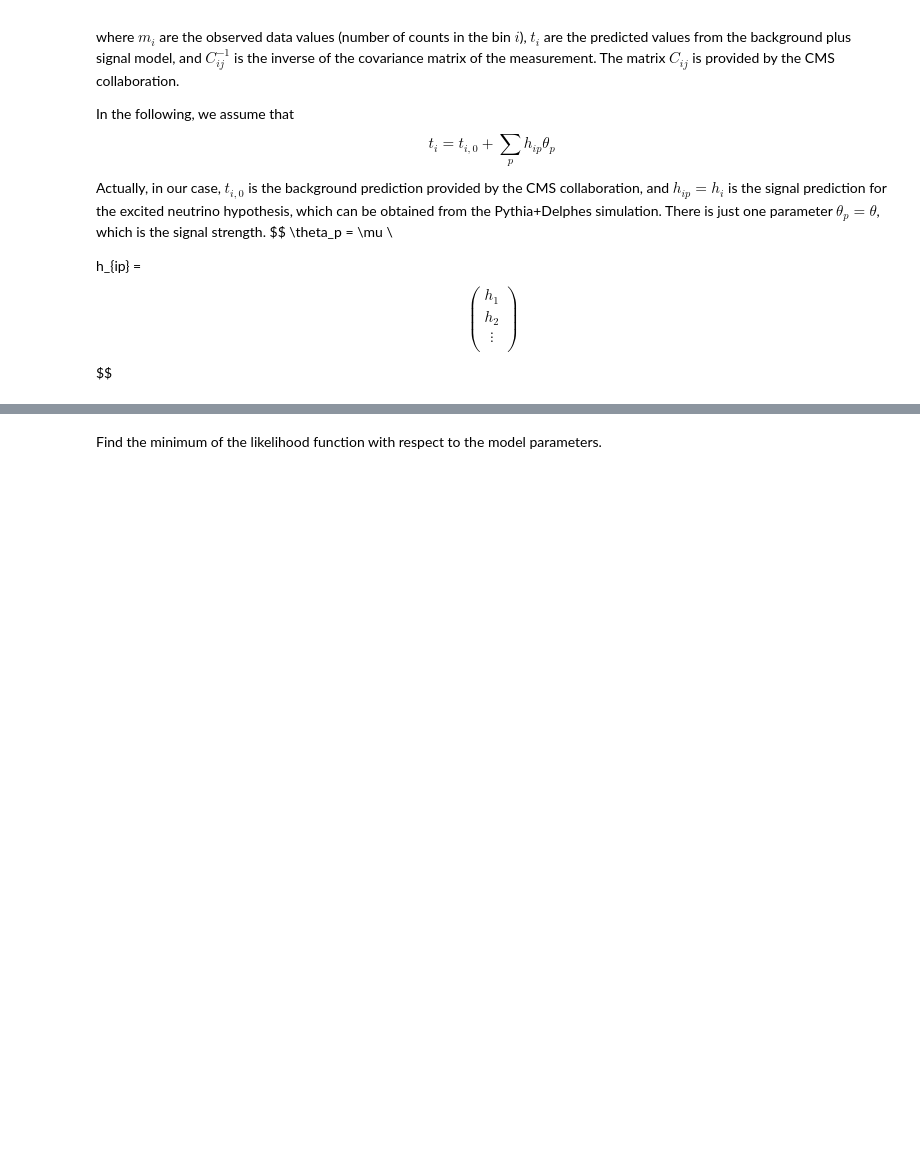
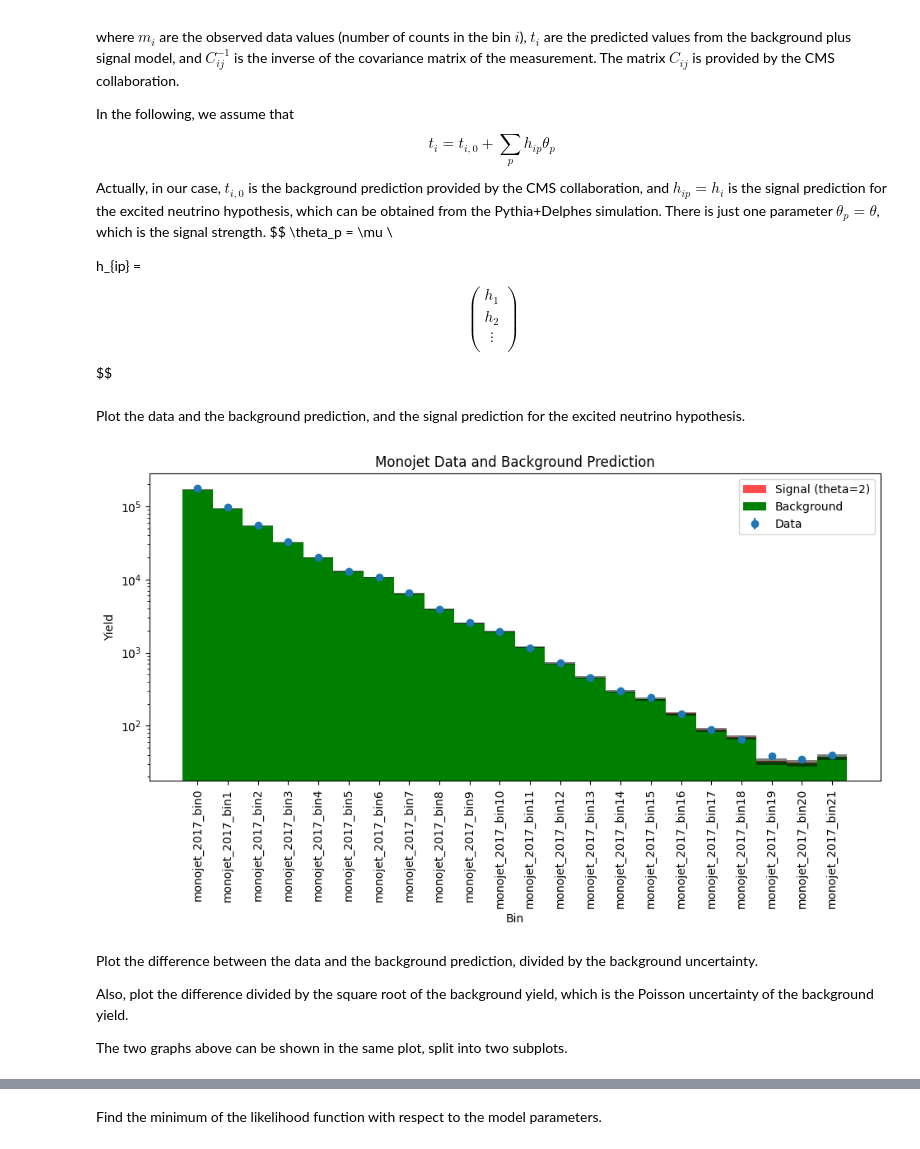
Before and after one commit to vojtechpleskot/covli, a Jupyter notebook: covli_development_monojet.ipynb, the cells around one changed output, grey strips where cells are left out. Cells and saved outputs as stored; diff of their text form; code cells hidden in the pictures; blank space fills up the shorter version.

```diff
--- a/covli_development_monojet.ipynb
+++ b/covli_development_monojet.ipynb
@@ -38,7 +38,7 @@ independent_variables:
 # %%
 # Read the yaml file.
 import yaml
-with open("data/monov_yields.yaml", "r") as f:
+with open("data/monoj_yields.yaml", "r") as f:
     monov_yields = yaml.safe_load(f)
 
 # Read the bin names, background yields, and data yields,
@@ -106,7 +106,7 @@ independent_variables:
 # Read the mono-V covariance matrix from the file monov_cov.yaml.
 import yaml
 import numpy as np
-with open("data/monov_cov.yaml", "r") as f:
+with open("data/monoj_cov.yaml", "r") as f:
     monov_cov = yaml.safe_load(f)
 # %%
 # Check that the order of bins in the covariance matrix matches the order of bins in the yields file.
@@ -192,9 +203,9 @@ C = cov_ndarray
 m = np.array(monov_data)
 t0 = np.array(monov_bkg)
 h = np.array([1, 2, 3, 4, 5, 6, 7, 1, 2, 3, 4, 5, 6, 7, 2, 4, 6, 8, 10, 12, 14, 2, 4, 6, 8, 10, 12, 14])
-h = np.array([1.006524e+00, 9.487730e-01, 9.858989e-01, 1.056026e+00, 1.072526e+00, 1.167403e+00, 1.485036e+00, 1.592289e+00, 1.612914e+00, 1.678916e+00,  2.165677e+00,  2.330681e+00,  2.211054e+00,  2.145052e+00,  2.025424e+00,  2.392558e+00,  2.149177e+00,  1.827419e+00,  1.905796e+00,  1.563413e+00,  1.518037e+00,  2.037799e+00,  1.151231e+00,  1.056284e+00,  1.145297e+00,  1.240244e+00,  1.258046e+00,  1.418269e+00,  1.620031e+00,  2.160042e+00,  2.225318e+00,  2.302462e+00,  2.990827e+00,  3.251931e+00,  3.038300e+00,  3.032366e+00,  2.866209e+00,  3.412154e+00,  2.907748e+00,  2.516092e+00,  2.676315e+00,  2.290593e+00,  2.189712e+00,  2.854341e+00])
-
-theta = 1.
+h = np.array([1.006524e+00, 9.487730e-01, 9.858989e-01, 1.056026e+00, 1.072526e+00, 1.167403e+00, 1.485036e+00, 1.592289e+00, 1.612914e+00, 1.678916e+00,  2.165677e+00,  2.330681e+00,  2.211054e+00,  2.145052e+00,  2.025424e+00,  2.392558e+00,  2.149177e+00,  1.827419e+00,  1.905796e+00,  1.563413e+00,  1.518037e+00,  2.037799e+00,
+              1.151231e+00,  1.056284e+00,  1.145297e+00,  1.240244e+00,  1.258046e+00,  1.418269e+00,  1.620031e+00,  2.160042e+00,  2.225318e+00,  2.302462e+00,  2.990827e+00,  3.251931e+00,  3.038300e+00,  3.032366e+00,  2.866209e+00,  3.412154e+00,  2.907748e+00,  2.516092e+00,  2.676315e+00,  2.290593e+00,  2.189712e+00,  2.854341e+00])
+theta = 0.375
 
 def log_likelihood_factory(h, t0, m, C):
     def log_likelihood(theta):
@@ -214,0 +233,28 @@ with open("cms_monov_inputs.pkl", "wb") as f:
+# %% [markdown]
+Plot the data and the background prediction, and the signal prediction for the excited neutrino hypothesis.
+# %%
+import matplotlib.pyplot as plt
+plt.figure(figsize=(10, 6))
+plt.errorbar(bin_names, m, yerr=np.sqrt(np.diag(C)), fmt='o', label='Data')
+# Plot the signal prediction for the excited neutrino hypothesis, which is given by t0 + h * theta, where theta = 2.
+plt.hist(bin_names, weights=t0 + h * theta, bins=np.arange(len(bin_names)+1)-0.5, alpha=0.7, label='Signal (theta=2)', color='red')
+plt.hist(bin_names, weights=t0, bins=np.arange(len(bin_names)+1)-0.5, alpha=1, label='Background', color='green')
+# Plot the uncertainty on the background prediction as shaded rectangles with centers at the background prediction and heights corresponding to the square root of the diagonal elements of the covariance matrix.
+for i in range(len(bin_names)):
+    plt.gca().add_patch(plt.Rectangle((i-0.5, t0[i] - np.sqrt(C[i, i])), 1, 2*np.sqrt(C[i, i]), color='black', alpha=0.5, linewidth=0))
+plt.xticks(rotation=90)
+plt.xlabel('Bin')
+plt.ylabel('Yield')
+plt.title('Monojet Data and Background Prediction')
+plt.legend()
+plt.tight_layout()
+plt.yscale('log')
+plt.show()
+# %% [output]
+[figure, added]
+# %% [markdown]
+Plot the difference between the data and the background prediction, divided by the background uncertainty.
+
+Also, plot the difference divided by the square root of the background yield, which is the Poisson uncertainty of the background yield.
+
+The two graphs above can be shown in the same plot, split into two subplots.
```
Also changed, not shown: parts of 19 cells of this notebook, 1 other file.
